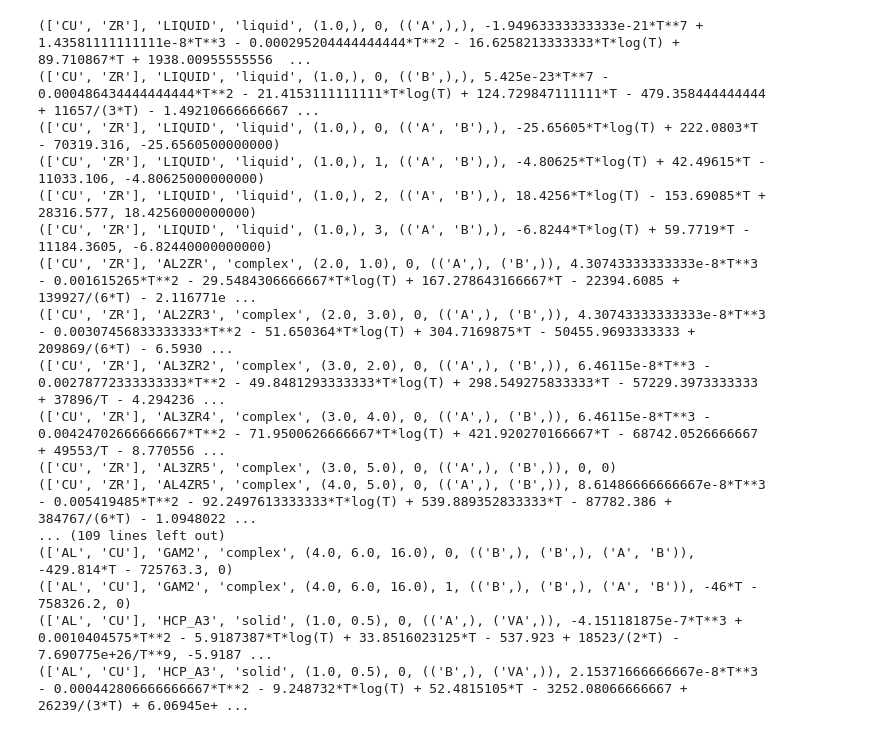
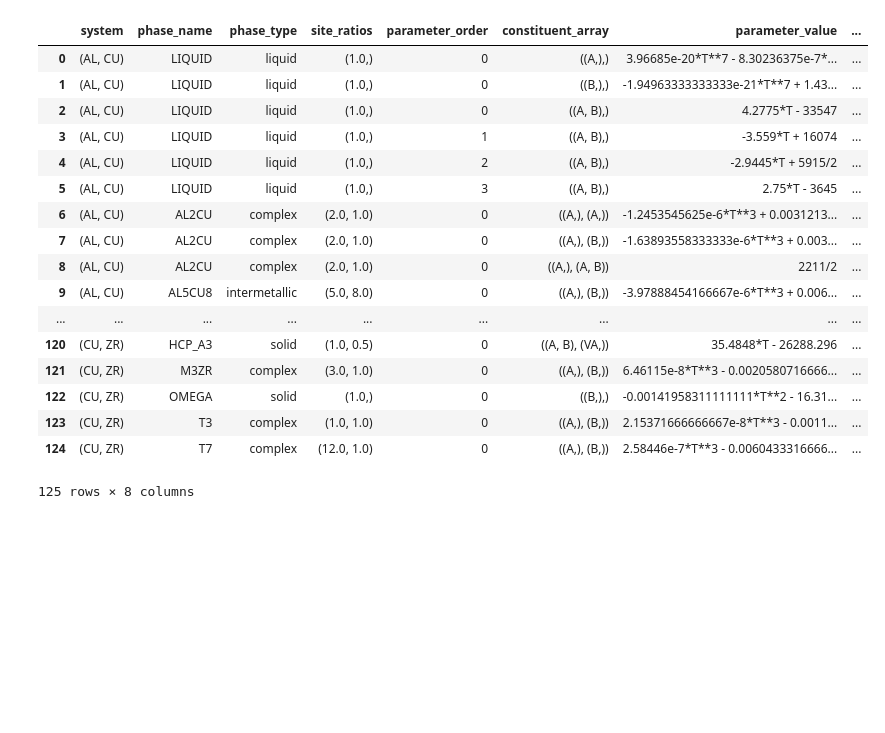
Before and after one commit to richardotis/pycalphad-sandbox, a Jupyter notebook: DatabasePriors.ipynb, the cells around one changed output. Cells and saved outputs as stored; diff of their text form; code cells hidden in the pictures; blank space fills up the shorter version.

Commit message:
DatabasePriors: Summary statistics on phases

```diff
--- a/DatabasePriors.ipynb
+++ b/DatabasePriors.ipynb
@@ -36,6 +36,24 @@ def categorize_phase(phase_name, constituents, site_ratios):
     else:
         return 'complex'
 
+def extract_coefficients(expr):
+    polys = [v.T*sympy.log(v.T), sympy.log(v.T)] + [v.T**n for n in range(-30,30)]
+    result = {}
+    for poly in polys:
+        coef = expr.coeff(poly)
+        if coef is not sympy.S.Zero:
+            result[poly] = coef
+        expr = expr - poly*coef
+    expr = expr.n()
+    if isinstance(expr, (sympy.Float, sympy.Integer)):
+        result[1] = expr
+        expr = sympy.S.Zero
+    if expr is not sympy.S.Zero:
+        raise ValueError(expr)
+    return result
+
+total_results = []
+
 for combo in itertools.combinations(dbf.elements - {'VA', '/-'}, 2):
     combo_str = sorted(set(combo) | {'VA'})
     generic_combo = list(string.ascii_uppercase[:len(combo)])
@@ -68,29 +86,38 @@ for combo in itertools.combinations(dbf.elements - {'VA', '/-'}, 2):
             pw_atoms = param_val.atoms(sympy.Piecewise)
             pw_dict = {key: average_piecewise(key) for key in pw_atoms}
             param_val = param_val.subs(pw_dict)
-            id_tuple = ([c for c in combo_str if c != 'VA'], param['phase_name'],
+            columns = ['system', 'phase_name', 'phase_type', 'site_ratios',
+                       'parameter_order', 'constituent_array', 'parameter_value', 'extracted_coefficients']
+            id_tuple = (tuple(c for c in combo_str if c != 'VA'), param['phase_name'],
                         categorize_phase(param['phase_name'], dbf.phases[param['phase_name']].constituents, reduced_ratios),
                         reduced_ratios, param['parameter_order'],
                         genericize(combo_dict, param['constituent_array']),
                         param_val,
-                        param_val.coeff(v.T*sympy.log(v.T))
+                        extract_coefficients(param_val)
                        )
-            print(id_tuple)
+            total_results.append(id_tuple)
-# %% [output]
-(['CU', 'ZR'], 'LIQUID', 'liquid', (1.0,), 0, (('A',),), -1.94963333333333e-21*T**7 + 1.43581111111111e-8*T**3 - 0.000295204444444444*T**2 - 16.6258213333333*T*log(T) + 89.710867*T + 1938.00955555556  ...
-(['CU', 'ZR'], 'LIQUID', 'liquid', (1.0,), 0, (('B',),), 5.425e-23*T**7 - 0.000486434444444444*T**2 - 21.4153111111111*T*log(T) + 124.729847111111*T - 479.358444444444 + 11657/(3*T) - 1.49210666666667 ...
-(['CU', 'ZR'], 'LIQUID', 'liquid', (1.0,), 0, (('A', 'B'),), -25.65605*T*log(T) + 222.0803*T - 70319.316, -25.6560500000000)
-(['CU', 'ZR'], 'LIQUID', 'liquid', (1.0,), 1, (('A', 'B'),), -4.80625*T*log(T) + 42.49615*T - 11033.106, -4.80625000000000)
-(['CU', 'ZR'], 'LIQUID', 'liquid', (1.0,), 2, (('A', 'B'),), 18.4256*T*log(T) - 153.69085*T + 28316.577, 18.4256000000000)
-(['CU', 'ZR'], 'LIQUID', 'liquid', (1.0,), 3, (('A', 'B'),), -6.8244*T*log(T) + 59.7719*T - 11184.3605, -6.82440000000000)
-(['CU', 'ZR'], 'AL2ZR', 'complex', (2.0, 1.0), 0, (('A',), ('B',)), 4.30743333333333e-8*T**3 - 0.001615265*T**2 - 29.5484306666667*T*log(T) + 167.278643166667*T - 22394.6085 + 139927/(6*T) - 2.116771e ...
-(['CU', 'ZR'], 'AL2ZR3', 'complex', (2.0, 3.0), 0, (('A',), ('B',)), 4.30743333333333e-8*T**3 - 0.00307456833333333*T**2 - 51.650364*T*log(T) + 304.7169875*T - 50455.9693333333 + 209869/(6*T) - 6.5930 ...
-(['CU', 'ZR'], 'AL3ZR2', 'complex', (3.0, 2.0), 0, (('A',), ('B',)), 6.46115e-8*T**3 - 0.00278772333333333*T**2 - 49.8481293333333*T*log(T) + 298.549275833333*T - 57229.3973333333 + 37896/T - 4.294236 ...
-(['CU', 'ZR'], 'AL3ZR4', 'complex', (3.0, 4.0), 0, (('A',), ('B',)), 6.46115e-8*T**3 - 0.00424702666666667*T**2 - 71.9500626666667*T*log(T) + 421.920270166667*T - 68742.0526666667 + 49553/T - 8.770556 ...
-(['CU', 'ZR'], 'AL3ZR5', 'complex', (3.0, 5.0), 0, (('A',), ('B',)), 0, 0)
-(['CU', 'ZR'], 'AL4ZR5', 'complex', (4.0, 5.0), 0, (('A',), ('B',)), 8.61486666666667e-8*T**3 - 0.005419485*T**2 - 92.2497613333333*T*log(T) + 539.889352833333*T - 87782.386 + 384767/(6*T) - 1.0948022 ...
-... (109 lines left out)
-(['AL', 'CU'], 'GAM2', 'complex', (4.0, 6.0, 16.0), 0, (('B',), ('B',), ('A', 'B')), -429.814*T - 725763.3, 0)
-(['AL', 'CU'], 'GAM2', 'complex', (4.0, 6.0, 16.0), 1, (('B',), ('B',), ('A', 'B')), -46*T - 758326.2, 0)
-(['AL', 'CU'], 'HCP_A3', 'solid', (1.0, 0.5), 0, (('A',), ('VA',)), -4.151181875e-7*T**3 + 0.0010404575*T**2 - 5.9187387*T*log(T) + 33.8516023125*T - 537.923 + 18523/(2*T) - 7.690775e+26/T**9, -5.9187 ...
-(['AL', 'CU'], 'HCP_A3', 'solid', (1.0, 0.5), 0, (('B',), ('VA',)), 2.15371666666667e-8*T**3 - 0.000442806666666667*T**2 - 9.248732*T*log(T) + 52.4815105*T - 3252.08066666667 + 26239/(3*T) + 6.06945e+ ...
+# %%
+import pandas as pd
+from IPython.display import display
+
+df = pd.DataFrame(total_results, columns=columns)
+display(df)
+# %% [output]
+|  | system | phase_name | phase_type | site_ratios | parameter_order | constituent_array | parameter_value | ... |
+| 0 | (AL, CU) | LIQUID | liquid | (1.0,) | 0 | ((A,),) | 3.96685e-20*T**7 - 8.30236375e-7*... | ... |
+| 1 | (AL, CU) | LIQUID | liquid | (1.0,) | 0 | ((B,),) | -1.94963333333333e-21*T**7 + 1.43... | ... |
+| 2 | (AL, CU) | LIQUID | liquid | (1.0,) | 0 | ((A, B),) | 4.2775*T - 33547 | ... |
+| 3 | (AL, CU) | LIQUID | liquid | (1.0,) | 1 | ((A, B),) | -3.559*T + 16074 | ... |
+| 4 | (AL, CU) | LIQUID | liquid | (1.0,) | 2 | ((A, B),) | -2.9445*T + 5915/2 | ... |
+| 5 | (AL, CU) | LIQUID | liquid | (1.0,) | 3 | ((A, B),) | 2.75*T - 3645 | ... |
+| 6 | (AL, CU) | AL2CU | complex | (2.0, 1.0) | 0 | ((A,), (A,)) | -1.2453545625e-6*T**3 + 0.0031213... | ... |
+| 7 | (AL, CU) | AL2CU | complex | (2.0, 1.0) | 0 | ((A,), (B,)) | -1.63893558333333e-6*T**3 + 0.003... | ... |
+| 8 | (AL, CU) | AL2CU | complex | (2.0, 1.0) | 0 | ((A,), (A, B)) | 2211/2 | ... |
+| 9 | (AL, CU) | AL5CU8 | intermetallic | (5.0, 8.0) | 0 | ((A,), (B,)) | -3.97888454166667e-6*T**3 + 0.006... | ... |
+| ... | ... | ... | ... | ... | ... | ... | ... | ... |
+| 120 | (CU, ZR) | HCP_A3 | solid | (1.0, 0.5) | 0 | ((A, B), (VA,)) | 35.4848*T - 26288.296 | ... |
+| 121 | (CU, ZR) | M3ZR | complex | (3.0, 1.0) | 0 | ((A,), (B,)) | 6.46115e-8*T**3 - 0.0020580716666... | ... |
+| 122 | (CU, ZR) | OMEGA | solid | (1.0,) | 0 | ((B,),) | -0.00141958311111111*T**2 - 16.31... | ... |
+| 123 | (CU, ZR) | T3 | complex | (1.0, 1.0) | 0 | ((A,), (B,)) | 2.15371666666667e-8*T**3 - 0.0011... | ... |
+| 124 | (CU, ZR) | T7 | complex | (12.0, 1.0) | 0 | ((A,), (B,)) | 2.58446e-7*T**3 - 0.0060433316666... | ... |
+125 rows × 8 columns
```
Also changed, not shown: parts of 1 cell of this notebook.
